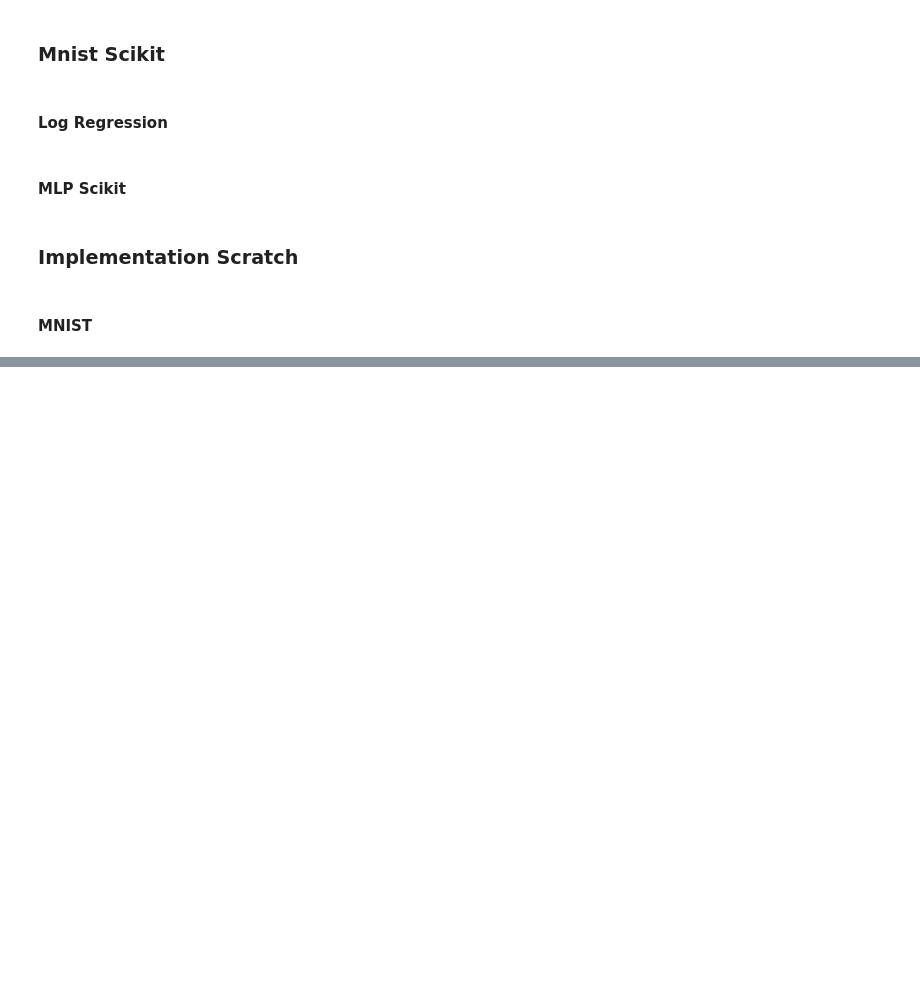
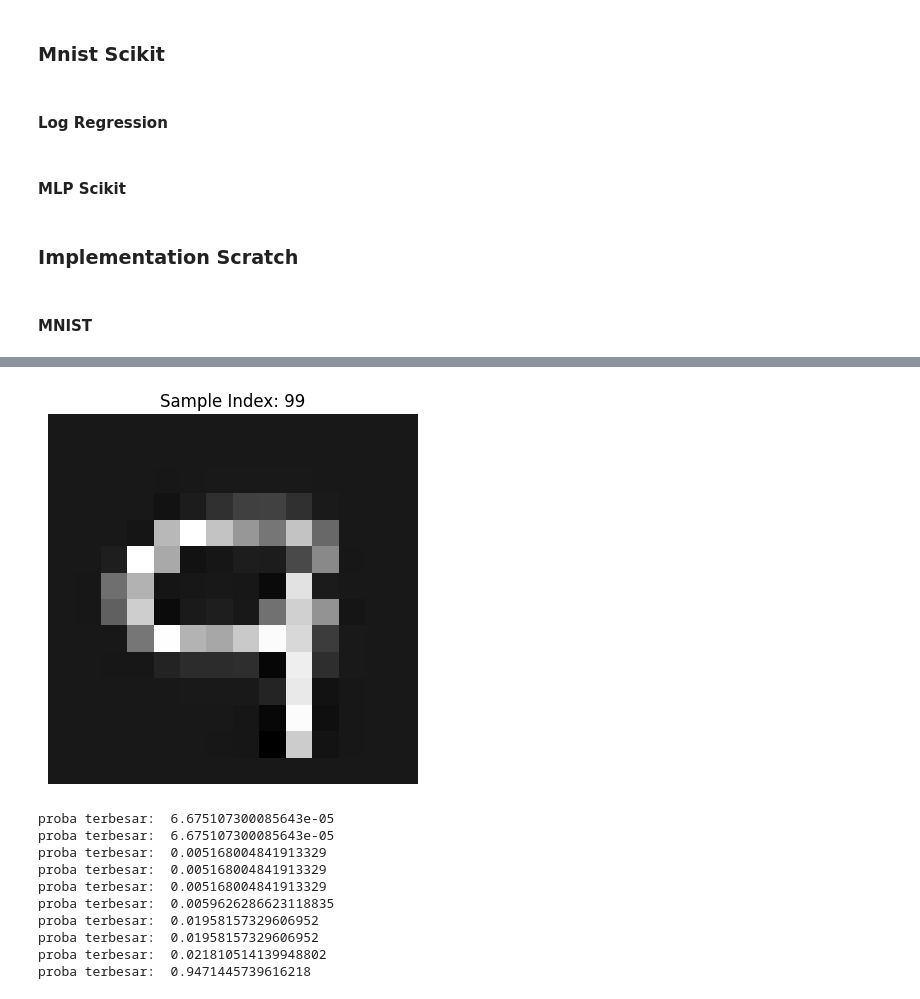
Before and after one commit to miannetopokki/IF3270_Tubes1_MachineLearning, a Jupyter notebook: src/main.ipynb, the cells around one changed output, grey strips where cells are left out. Cells and saved outputs as stored; diff of their text form; code cells hidden in the pictures; blank space fills up the shorter version.

```diff
--- a/src/main.ipynb
+++ b/src/main.ipynb
@@ -269,31 +243,2 @@ n.plot_W_distribution(layers=0)
-# %%
-
-
-
-input_layer = 784
-output_layer = 10
-batch_size = 100
-np.random.seed(42)
-x = np.random.uniform(-2,2,(batch_size,input_layer))
-y= np.random.uniform(-1,1,(batch_size,output_layer))
-
-
-
-X_train, X_val, y_train, y_val = train_test_split(x, y, test_size=0.3, random_state=42)
-
-print("Training X shape:", X_train.shape)
-print("Validation Y shape:", y_val.shape)
-# %%
-layer_f_activations = [
-  [16,'relu'],
-  [8,'relu'],
-
-  [output_layer,'softmax']
-]
-weight = Weight("uniform", 42, input_layer, lower=-1, upper=1)
-
-#kalau mau ada history valid  loss, masukin y_val dan x_val
-n = MLP(input_layer,[n[0] for n in layer_f_activations],activations=[n[1] for n in layer_f_activations],weight=weight)
-n.fit(x=X_train,y = y_train ,epoch=1,lossfunc="MSE",learning_rate=0.01)
 # %%
 n.plot_loss()
@@ -299,0 +286,27 @@ n.plot_loss()
+# %%
+
+sample_idx =99
+sample_image = X_train[sample_idx].reshape(14, 14)
+plt.imshow(sample_image, cmap="gray")
+plt.title(f"Sample Index: {sample_idx}")
+plt.axis("off")
+plt.show()
+sample_image = X_train[sample_idx].reshape(1, -1)
+ypred = n.predict(sample_image)
+proba = []
+for y in ypred:
+    for y_i in y:
+        proba.append(y_i.data)
+        print("proba terbesar: ", max(proba))
+# %% [output]
+[figure, added]
+proba terbesar:  6.675107300085643e-05
+proba terbesar:  6.675107300085643e-05
+proba terbesar:  0.005168004841913329
+proba terbesar:  0.005168004841913329
+proba terbesar:  0.005168004841913329
+proba terbesar:  0.0059626286623118835
+proba terbesar:  0.01958157329606952
+proba terbesar:  0.01958157329606952
+proba terbesar:  0.021810514139948802
+proba terbesar:  0.9471445739616218
```
Also changed, not shown: parts of 36 cells of this notebook, 2 other files.
